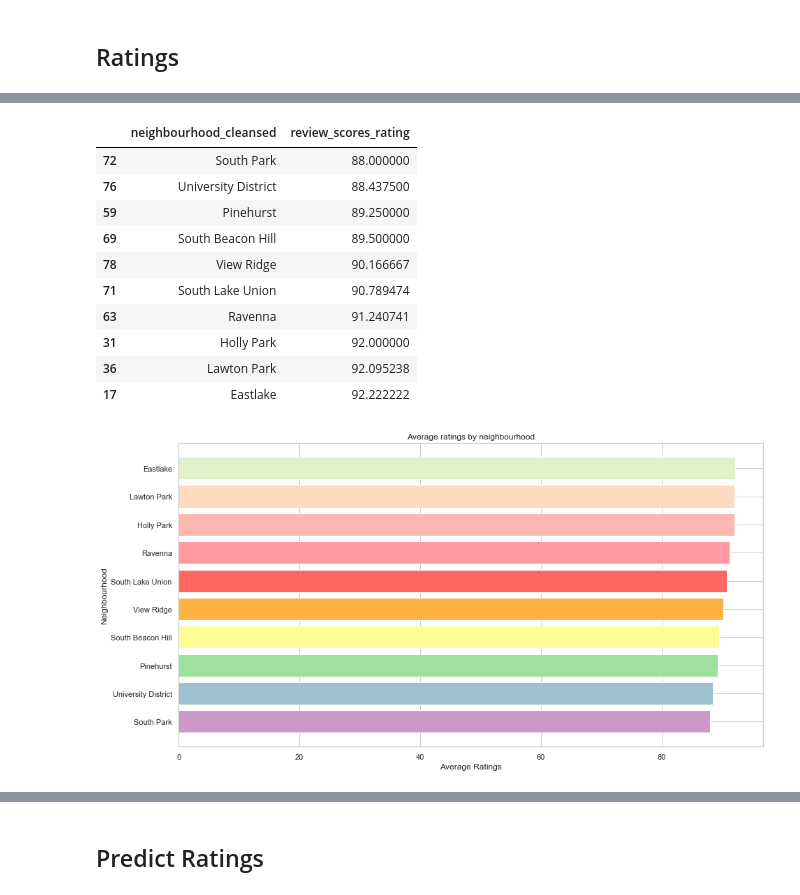
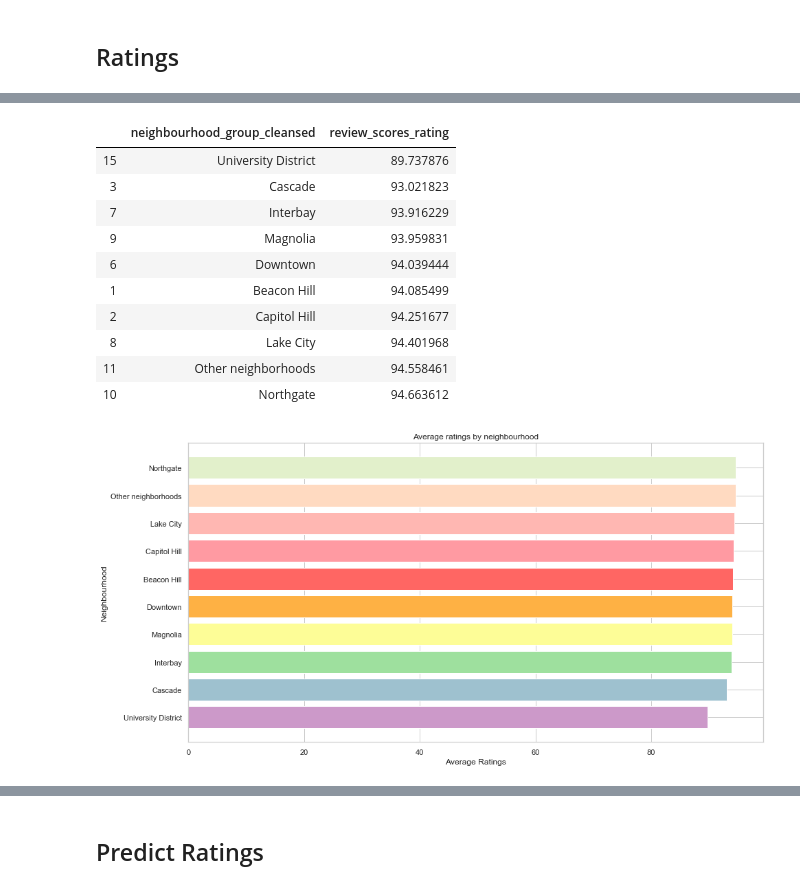
Before and after one commit to wjingyao/1015, a Jupyter notebook: Airbnb.ipynb, the cells around one changed output, grey strips where cells are left out. Saved outputs shown, nothing was run; the diff lists cells and outputs as text; code cells hidden in the pictures.

```diff
--- a/Airbnb.ipynb
+++ b/Airbnb.ipynb
@@ -837,9 +747,9 @@ Y = [0.0, 29852.32, -8187.4, 955.38, -48.58, 0.89]X + 41831.41
 # %% [markdown]
 ## Ratings
 # %%
-sns.set(style="whitegrid")
-fig, ax = pyplot.subplots(figsize=(20, 5))
-ax = sns.violinplot(ax=ax,x=listings["review_scores_rating"])
-plot.xlabel("Review Ratings", fontsize=16)
+sb.set(style="whitegrid")
+fig, ax = plt.subplots(figsize=(20, 5))
+ax = sb.violinplot(ax=ax,x=listings["review_scores_rating"])
+plt.xlabel("Review Ratings", fontsize=16)
 # %% [output]
 Text(0.5, 0, 'Review Ratings')
@@ -852,11 +762,11 @@ x2c = sns.countplot(ax=x2c,x=listings["review_scores_rating"])
 # %%
-listings=listings.sort_values(by=['neighbourhood_cleansed'])
+listings=listings.sort_values(by=['neighbourhood_group_cleansed'])
 neighNames=[]
 neighRatings=[]
 rating=0
 counter=0
 step=0
-neigh=listings["neighbourhood_cleansed"]
+neigh=listings["neighbourhood_group_cleansed"]
 ratings=listings["review_scores_rating"]
 for x,y in zip(neigh,ratings):
     if x in neighNames:
@@ -877,3 +787,4 @@ for x,y in zip(neigh,ratings):
 
 else:
     neighRatings.append(rating/counter)
+listings
@@ -897,26 +805,26 @@ listingsRating
 # %%
-listingsSS=listingsRating.loc[:,['neighbourhood_cleansed','review_scores_rating']]
-listingsG=listingsSS.groupby('neighbourhood_cleansed',as_index=False).mean().sort_values(by=['review_scores_rating'])
+listingsSS=listings[['neighbourhood_group_cleansed','review_scores_rating']]
+listingsG=listingsSS.groupby('neighbourhood_group_cleansed',as_index=False).mean().sort_values(by=['review_scores_rating'])
 listingsLastTen=listingsG.nsmallest(10,['review_scores_rating'])
 listingsLastTen
 # %% [output]
-|  | neighbourhood_cleansed | review_scores_rating |
-| 72 | South Park | 88.000000 |
-| 76 | University District | 88.437500 |
-| 59 | Pinehurst | 89.250000 |
-| 69 | South Beacon Hill | 89.500000 |
-| 78 | View Ridge | 90.166667 |
-| 71 | South Lake Union | 90.789474 |
-| 63 | Ravenna | 91.240741 |
-| 31 | Holly Park | 92.000000 |
-| 36 | Lawton Park | 92.095238 |
-| 17 | Eastlake | 92.222222 |
+|  | neighbourhood_group_cleansed | review_scores_rating |
+| 15 | University District | 89.737876 |
+| 3 | Cascade | 93.021823 |
+| 7 | Interbay | 93.916229 |
+| 9 | Magnolia | 93.959831 |
+| 6 | Downtown | 94.039444 |
+| 1 | Beacon Hill | 94.085499 |
+| 2 | Capitol Hill | 94.251677 |
+| 8 | Lake City | 94.401968 |
+| 11 | Other neighborhoods | 94.558461 |
+| 10 | Northgate | 94.663612 |
 # %%
-plot.figure(figsize=(15,8))
-plot.barh(listingsLastTen['neighbourhood_cleansed'],listingsLastTen['review_scores_rating'], color=['#cc99c9','#9ec1cf',  '#9ee09e', '#fdfd97','#feb144','#ff6663','#FF9AA2','#FFB7B2','#FFDAC1','#E2F0CB'])
-plot.title('Average ratings by neighbourhood')
-plot.xlabel('Average Ratings')
-plot.ylabel('Neighbourhood')
-plot.show()
+plt.figure(figsize=(15,8))
+plt.barh(listingsLastTen['neighbourhood_group_cleansed'],listingsLastTen['review_scores_rating'], color=['#cc99c9','#9ec1cf',  '#9ee09e', '#fdfd97','#feb144','#ff6663','#FF9AA2','#FFB7B2','#FFDAC1','#E2F0CB'])
+plt.title('Average ratings by neighbourhood')
+plt.xlabel('Average Ratings')
+plt.ylabel('Neighbourhood')
+plt.show()
 # %% [output]
-[figure, old version]
+[figure, new version]
```
Also changed, not shown: parts of 40 cells of this notebook.
